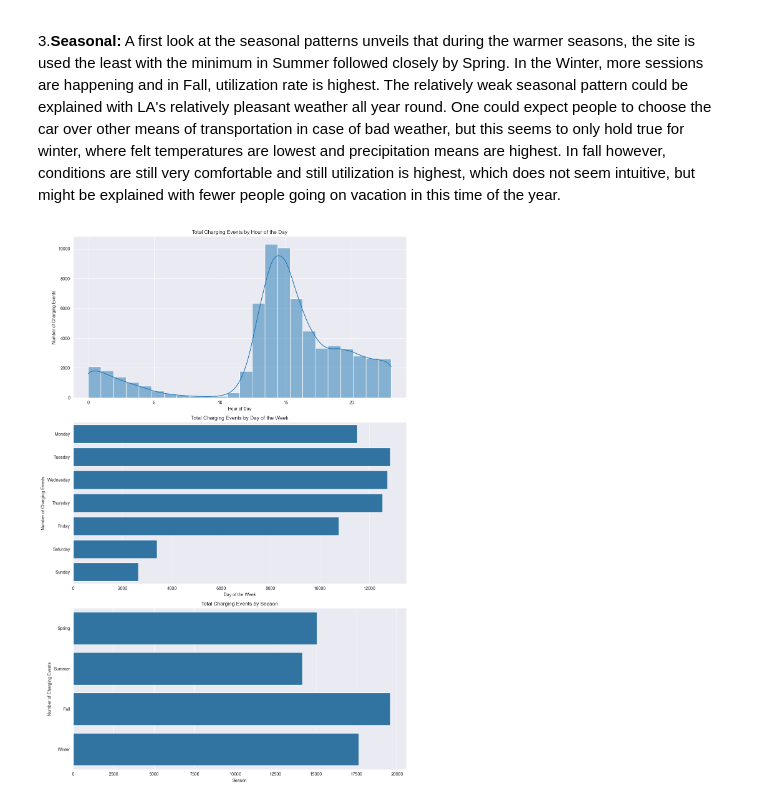
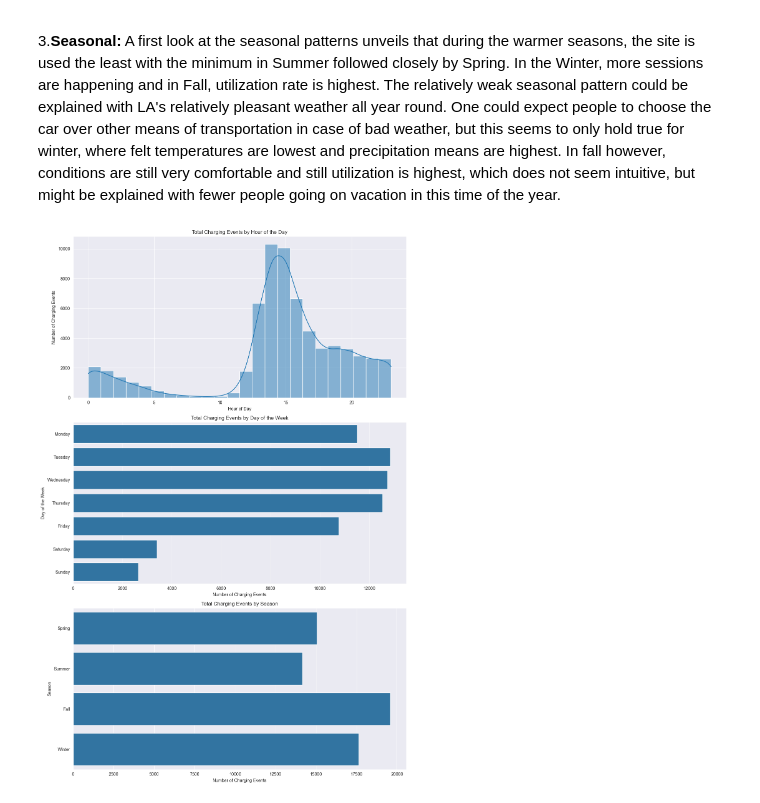
Before and after one commit to czwiessler/AAEnergizer, a Jupyter notebook: 2a/2a_Temporal_Analysis.ipynb, the cells around one changed output. Cells and saved outputs as stored; diff of their text form; code cells hidden in the pictures.

```diff
--- a/2a/2a_Temporal_Analysis.ipynb
+++ b/2a/2a_Temporal_Analysis.ipynb
@@ -18,49 +18,50 @@ The distribution of charging events shows very strong diurnal, strong weekday, a
     A first look at the seasonal patterns unveils that during the warmer seasons, the site is used the least with the minimum in Summer followed closely by Spring. In the Winter, more sessions are happening and in Fall, utilization rate is highest.
     The relatively weak seasonal pattern could be explained with LA's relatively pleasant weather all year round. One could expect people to choose the car over other means of transportation in case of bad weather, but this seems to only hold true for winter, where felt temperatures are lowest and precipitation means are highest. In fall however, conditions are still very comfortable and still utilization is highest, which does not seem intuitive, but might be explained with fewer people going on vacation in this time of the year.
 # %%
-import os
+def diurnal_weekly_seasonal_analysis():
+    import pandas as pd
+    import matplotlib.pyplot as plt
+    import seaborn as sns
 
-import pandas as pd
-import matplotlib.pyplot as plt
-import seaborn as sns
+    # diurnal, weekly, and seasonal utilization:
 
-# diurnal, weekly, and seasonal utilization:
+    # Load the data
+    data = pd.read_csv("../data/raw/charging_sessions.csv", parse_dates=["connectionTime", "disconnectTime", "doneChargingTime"])
 
-# Load the data
-data = pd.read_csv("../data/raw/charging_sessions.csv", parse_dates=["connectionTime", "disconnectTime", "doneChargingTime"])
+    # Extract time-related features for analysis
+    data['hour'] = data['connectionTime'].dt.hour
+    data['day_of_week'] = data['connectionTime'].dt.day_name()
+    data['month'] = data['connectionTime'].dt.month
+    data['season'] = data['connectionTime'].dt.month % 12 // 3 + 1  # Spring=1, Summer=2, Fall=3, Winter=4
 
-# Extract time-related features for analysis
-data['hour'] = data['connectionTime'].dt.hour
-data['day_of_week'] = data['connectionTime'].dt.day_name()
-data['month'] = data['connectionTime'].dt.month
-data['season'] = data['connectionTime'].dt.month % 12 // 3 + 1  # Spring=1, Summer=2, Fall=3, Winter=4
+    # three plots
+    fig, axes = plt.subplots(3, 1, figsize=(12, 18))
 
-# three plots
-fig, axes = plt.subplots(3, 1, figsize=(12, 18))
+    # Hourly
+    sns.histplot(data['hour'], bins=24, kde=True, ax=axes[0])
+    axes[0].set_title("Total Charging Events by Hour of the Day")
+    axes[0].set_xlabel("Hour of Day")
+    axes[0].set_ylabel("Number of Charging Events")
 
-# Hourly
-sns.histplot(data['hour'], bins=24, kde=True, ax=axes[0])
-axes[0].set_title("Total Charging Events by Hour of the Day")
-axes[0].set_xlabel("Hour of Day")
-axes[0].set_ylabel("Number of Charging Events")
+    # Weekly
+    sns.countplot(data['day_of_week'], order=["Monday", "Tuesday", "Wednesday", "Thursday", "Friday", "Saturday", "Sunday"], ax=axes[1])
+    axes[1].set_title("Total Charging Events by Day of the Week")
+    axes[1].set_xlabel("Number of Charging Events")
+    axes[1].set_ylabel("Day of the Week")
 
-# Weekly
-sns.countplot(data['day_of_week'], order=["Monday", "Tuesday", "Wednesday", "Thursday", "Friday", "Saturday", "Sunday"], ax=axes[1])
-axes[1].set_title("Total Charging Events by Day of the Week")
-axes[1].set_xlabel("Day of the Week")
-axes[1].set_ylabel("Number of Charging Events")
+    # Seasonal
+    season_labels = {1: 'Spring', 2: 'Summer', 3: 'Fall', 4: 'Winter'}
+    data['season'] = data['season'].map(season_labels)
+    sns.countplot(data['season'], order=['Spring', 'Summer', 'Fall', 'Winter'], ax=axes[2])
+    axes[2].set_title("Total Charging Events by Season")
+    axes[2].set_xlabel("Number of Charging Events")
+    axes[2].set_ylabel("Season")
 
-# Seasonal
-season_labels = {1: 'Spring', 2: 'Summer', 3: 'Fall', 4: 'Winter'}
-data['season'] = data['season'].map(season_labels)
-sns.countplot(data['season'], order=['Spring', 'Summer', 'Fall', 'Winter'], ax=axes[2])
-axes[2].set_title("Total Charging Events by Season")
-axes[2].set_xlabel("Season")
-axes[2].set_ylabel("Number of Charging Events")
+    # Adjust layout
+    plt.tight_layout()
+    plt.show()
 
-# Adjust layout
-plt.tight_layout()
-plt.show()
+diurnal_weekly_seasonal_analysis()
 # %% [output]
-[figure, old version]
+[figure, new version]
 # %%
```
Also changed, not shown: parts of 1 cell of this notebook, 11 other files.
